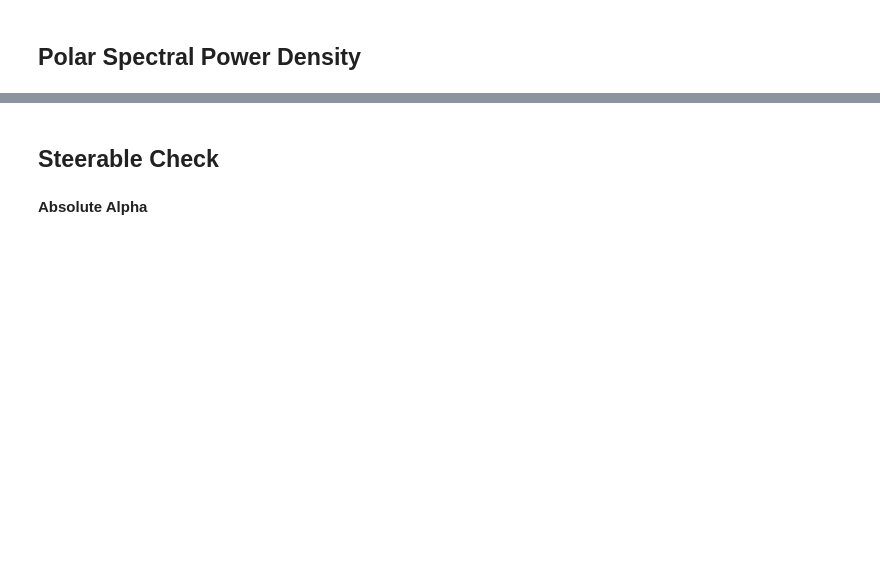
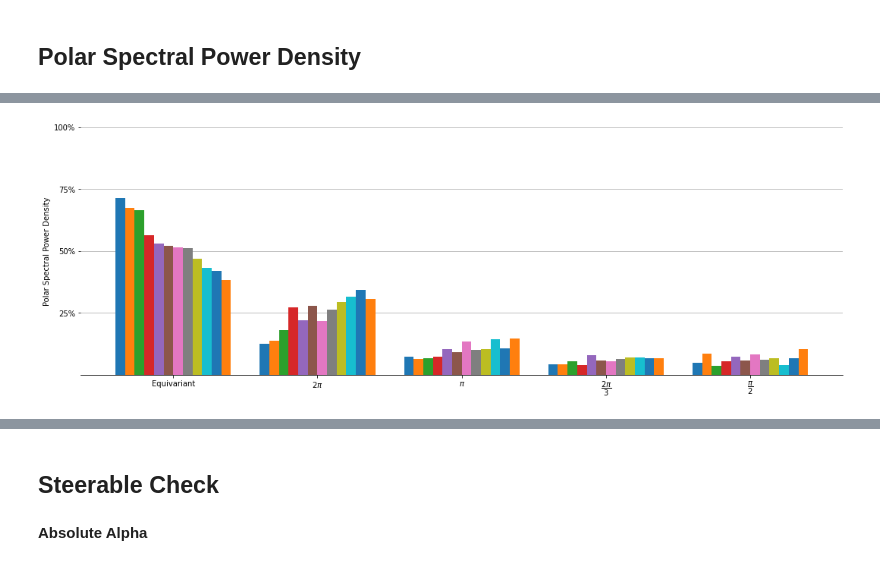
Before and after one commit to gabriel-lepetitaimon/steered-fcnn, a Jupyter notebook: notebooks/ImplementationCheck/OrientednessAnalysis.ipynb, the cells around one changed output, grey strips where cells are left out. Drawn from its saved outputs; the diff is of its cells as text; code cells hidden in the pictures; blank space fills up the shorter version.

```diff
--- a/notebooks/ImplementationCheck/OrientednessAnalysis.ipynb
+++ b/notebooks/ImplementationCheck/OrientednessAnalysis.ipynb
@@ -25,16 +25,15 @@ from sources import load_dataset, parse_config, setup_model, default_config
 # %% [markdown]
 ## Constantes
 # %%
-EXPERIMENT_ID = 5
-RUN_ID = '917994c5f11549968652b3939d636894'
-OLD = False
+EXPERIMENT_ID = 12
+RUN_ID = '28df704f9c2245e4b1937e5e3a72bfac'
 
 EXP = f'/home/gaby/mlflow/mlruns/{EXPERIMENT_ID}/{RUN_ID}/artifacts/'
 cfg = parse_config(EXP+'cfg_extended.yaml')
 #cfg.training['dataset-file'] = '/home/gaby/These/src/Fundus/RotInvariance/3-Git/vessels.h5'
 trainD, validD, testD = load_dataset(cfg)
 cfg['script-arguments']['gpus']='0'
-model = setup_model(cfg.model, old=OLD)
+model = setup_model(cfg.model, 6, 1)
 # %% [markdown]
 ## Initialisation
 # %%
@@ -157,0 +101,5 @@ for i in range(8):
+# %%
+W = getattr(net.model, 'downconv0-1').conv.weight.detach().cpu().numpy()
+spe = polar_spectral_power(W, theta=8, plot=True, split='normed')
+# %% [output]
+[figure, added]
```
Also changed, not shown: parts of 33 cells of this notebook, 2 other files.
